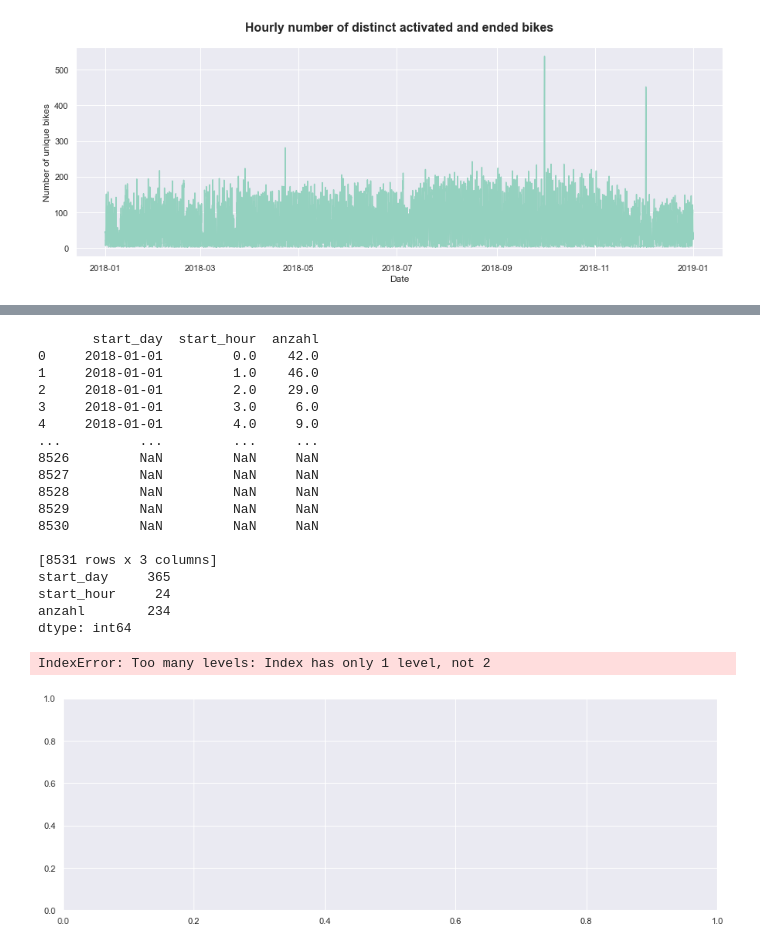
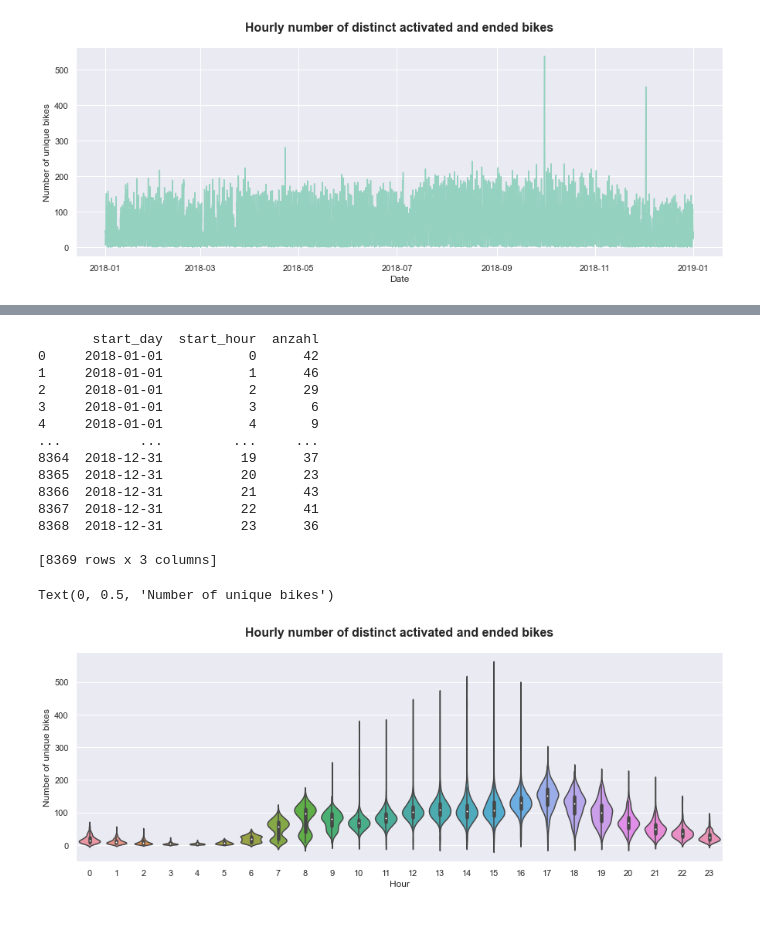
Before and after one commit to masbach/BananaCode, a Jupyter notebook: notebooks/KPI-Mona.ipynb, the cells around one changed output, grey strips where cells are left out. Drawn from its saved outputs; the diff is of its cells as text; code cells hidden in the pictures; blank space fills up the shorter version.

```diff
--- a/notebooks/KPI-Mona.ipynb
+++ b/notebooks/KPI-Mona.ipynb
@@ -54,5 +54,7 @@ Data columns (total 10 columns):
 dtypes: datetime64[ns](2), float64(1), int64(3), object(4)
 memory usage: 23.4+ MB
 # %%
-df_LA['rounded_timestamp_start'] = df_LA['start_time'].apply(lambda row: row.replace(minute=0, second=0))
-df_LA['rounded_timestamp_end'] = df_LA['end_time'].apply(lambda row: row.replace(minute=0, second=0))
+df_start_time=df_LA.set_index("start_time")
+df_end_time=df_LA.set_index("end_time")
+df_start_time = df_start_time['bike_id'].resample("H").nunique()
+df_end_time = df_end_time['bike_id'].resample("H").nunique()
@@ -107,45 +101,36 @@ df_LA['end_day'] = df_LA['end_time'].dt.date
 # %%
 act_bikes = df_LA.groupby(['start_day', 'start_hour'])['bike_id'].nunique().reset_index()
 end_bikes = df_LA.groupby(['end_day', 'end_hour'])['bike_id'].nunique().reset_index()
 
-#print(act_bikes.start_day)
-
-merged = act_bikes.merge(end_bikes, left_on=['start_day', 'start_hour'], right_on=['end_day', 'end_hour'], how='outer')
+merged = act_bikes.merge(end_bikes, left_on=['start_day', 'start_hour'], right_on=['end_day', 'end_hour'], how='inner')
 merged['anzahl'] = merged.bike_id_x + merged.bike_id_y
 
 result = merged.drop(['bike_id_x', 'bike_id_y', 'end_day', 'end_hour'], axis=1)
 print(result)
 
-act_end_bikes = result.nunique()
-print(act_end_bikes)
-
 fig, ax = plt.subplots(figsize=(15, 5))
 sns.violinplot(
-    x=act_end_bikes.index.get_level_values(1),
-    y=act_end_bikes,
+    x=result['start_hour'],
+    y=result['anzahl'],
     scale="count")
 
-ax.set_title("Hourly number of distinct active bikes", fontsize=16, fontweight="bold", pad=20)
+ax.set_title("Hourly number of distinct activated and ended bikes", fontsize=16, fontweight="bold", pad=20)
 ax.set_xlabel("Hour")
 ax.set_ylabel("Number of unique bikes")
 # %% [output]
        start_day  start_hour  anzahl
-0     2018-01-01         0.0    42.0
-1     2018-01-01         1.0    46.0
-2     2018-01-01         2.0    29.0
-3     2018-01-01         3.0     6.0
-4     2018-01-01         4.0     9.0
+0     2018-01-01           0      42
+1     2018-01-01           1      46
+2     2018-01-01           2      29
+3     2018-01-01           3       6
+4     2018-01-01           4       9
 ...          ...         ...     ...
-8526         NaN         NaN     NaN
-8527         NaN         NaN     NaN
-8528         NaN         NaN     NaN
-8529         NaN         NaN     NaN
-8530         NaN         NaN     NaN
+8364  2018-12-31          19      37
+8365  2018-12-31          20      23
+8366  2018-12-31          21      43
+8367  2018-12-31          22      41
+8368  2018-12-31          23      36
 
-[8531 rows x 3 columns]
-start_day     365
-start_hour     24
-anzahl        234
-dtype: int64
+[8369 rows x 3 columns]
-IndexError: Too many levels: Index has only 1 level, not 2
+Text(0, 0.5, 'Number of unique bikes')
-[figure, old version]
+[figure, new version]
```
Also changed, not shown: parts of 5 cells of this notebook.
